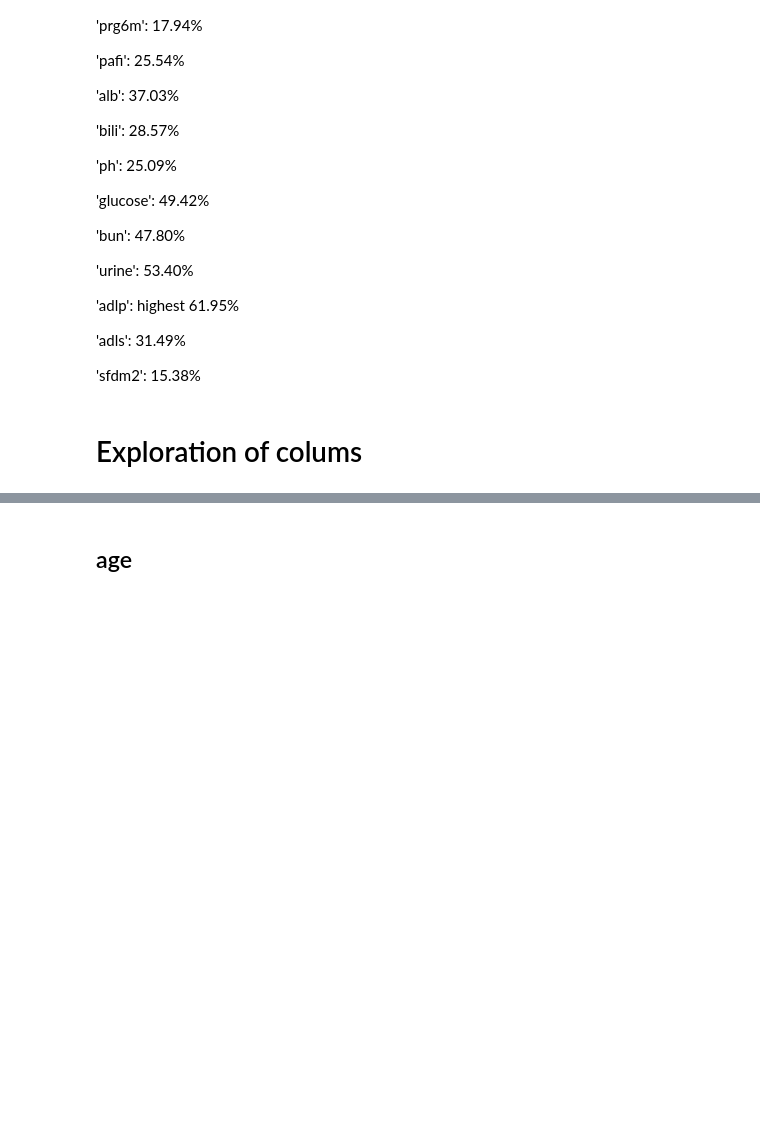
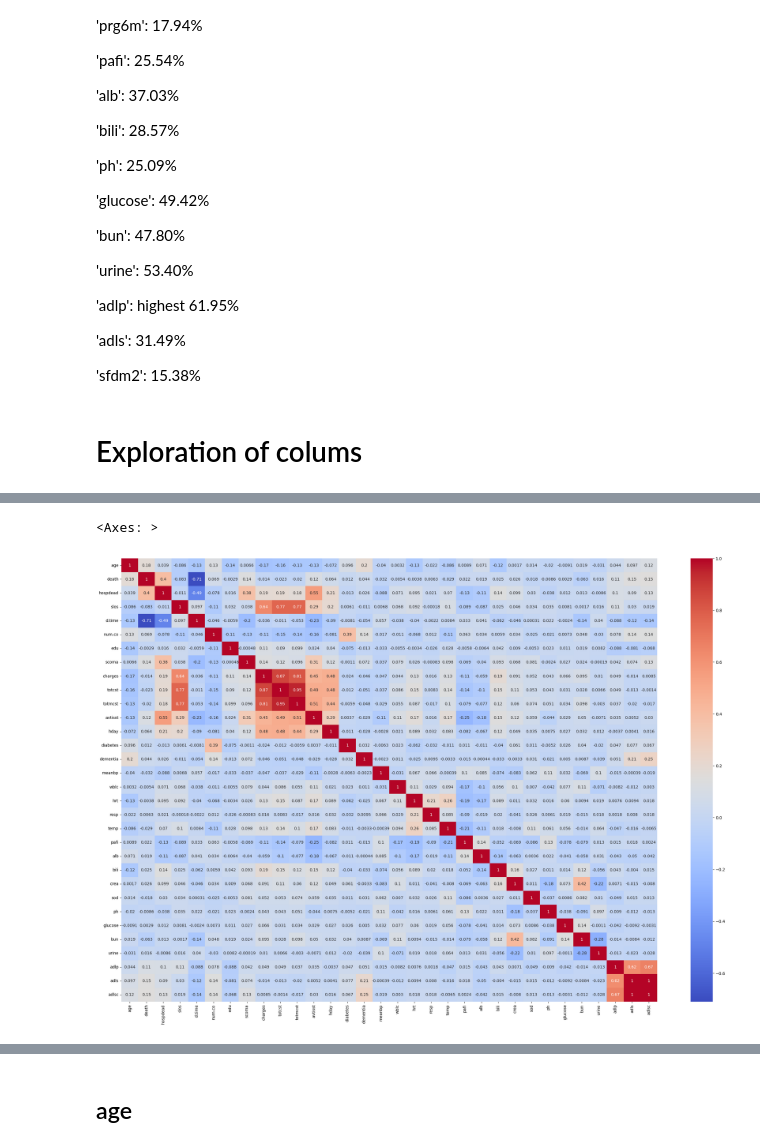
Before and after one commit to Parzon/SUPPORT2_ML_ANALYSIS, a Jupyter notebook: Support2_PyNotebook.ipynb, the cells around one changed output, grey strips where cells are left out. Saved outputs shown, nothing was run; the diff lists cells and outputs as text; code cells hidden in the pictures; blank space fills up the shorter version.

```diff
--- a/Support2_PyNotebook.ipynb
+++ b/Support2_PyNotebook.ipynb
@@ -466,0 +559,8 @@ Note: you may need to restart the kernel to use updated packages.
+# %%
+data_test_non_categorical = data.select_dtypes(exclude=['object', 'category'])
+# %%
+plt.figure(figsize=(30,20))
+sns.heatmap(data_test_non_categorical.corr(),cmap="coolwarm", annot= True)
+# %% [output]
+<Axes: >
+[figure, added]
```
Also changed, not shown: parts of 34 cells of this notebook.
